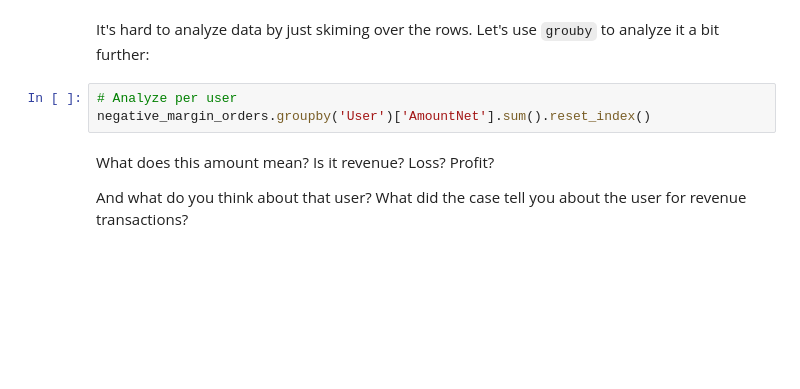
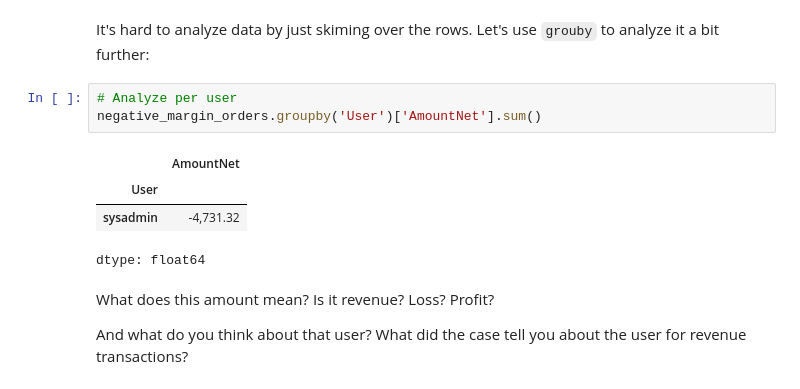
Before and after one commit to Louren/dsa-practica, a Jupyter notebook: Notebooks/1b_answers.ipynb, the cells around one changed output. Drawn from its saved outputs; the diff is of its cells as text; blank space fills up the shorter version.

```diff
--- a/Notebooks/1b_answers.ipynb
+++ b/Notebooks/1b_answers.ipynb
@@ -566,7 +796,12 @@ negative_margin_orders.head(10)
 It's hard to analyze data by just skiming over the rows. Let's use `grouby` to analyze it a bit further:
 # %%
 # Analyze per user
-negative_margin_orders.groupby('User')['AmountNet'].sum().reset_index()
+negative_margin_orders.groupby('User')['AmountNet'].sum()
+# %% [output]
+|  | AmountNet |
+| User |  |
+| sysadmin | -4,731.32 |
+dtype: float64
 # %% [markdown]
 What does this amount mean? Is it revenue? Loss? Profit?
 
```
Also changed, not shown: parts of 52 cells of this notebook, 1 other file.
